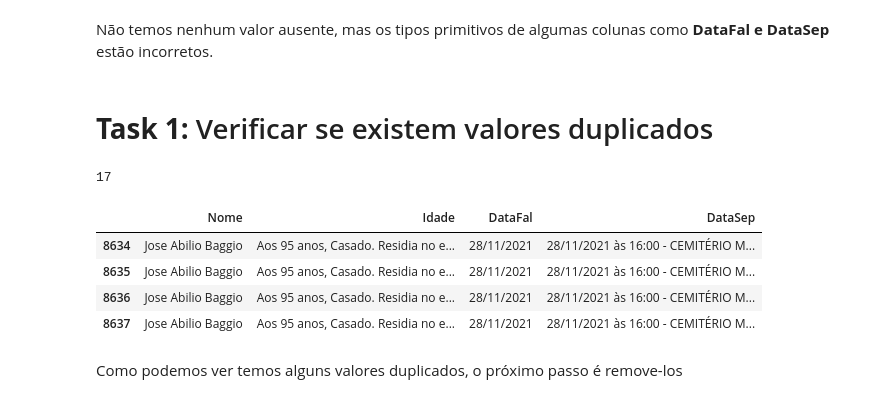
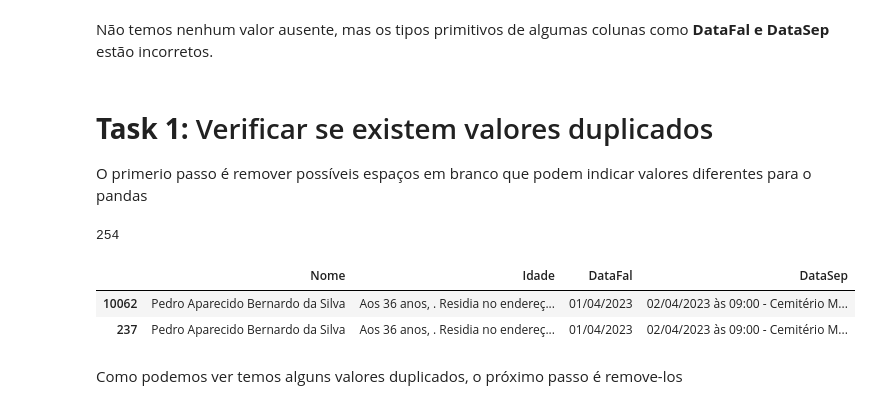
Before and after one commit to Faabry/Data_Analysis, a Jupyter notebook: Falecimentos.ipynb, the cells around one changed output. Drawn from its saved outputs; the diff is of its cells as text; code cells hidden in the pictures.

```diff
--- a/Falecimentos.ipynb
+++ b/Falecimentos.ipynb
@@ -80,0 +102,4 @@ df.shape
+# %%
+# Segunda execução do script com dados a partir de Jan 2023
+df_atual = pd.DataFrame(falecidos)
+df_atual.head()
@@ -80,0 +119,3 @@ df.shape
+# %%
+df = pd.read_excel("falecimentos.xlsx")
+df.head()
@@ -80,0 +129,3 @@ df.shape
+# %%
+df = pd.concat([df, df_atual])
+df.head()
@@ -96,3 +160,4 @@ memory usage: 314.4+ KB
 <p> Não temos nenhum valor ausente, mas os tipos primitivos de algumas colunas como <b> DataFal e DataSep </b> estão incorretos.
 # %% [markdown]
 <h1> <b> Task 1:</b> Verificar se existem valores duplicados</h1>
+<p>O primerio passo é remover possíveis espaços em branco que podem indicar valores diferentes para o pandas</p>
@@ -103,4 +163,0 @@ df = df.apply(lambda x: x.str.strip())
-# %%
-df[["Nome", "Idade"]].duplicated().sum()
-# %% [output]
-17
@@ -107,11 +166,14 @@ df[["Nome", "Idade"]].duplicated().sum()
+# %%
+# Verificando se existe alguma duplicidade nos dados
+df[["Nome", "Idade"]].duplicated().sum()
+# %% [output]
+254
 # %%
-df.loc[df["Nome"] == "Jose Abilio Baggio"]
+df.loc[df["Nome"] == "Pedro Aparecido Bernardo da Silva"]
 # %% [output]
 |  | Nome | Idade | DataFal | DataSep |
-| 8634 | Jose Abilio Baggio | Aos 95 anos, Casado. Residia no e... | 28/11/2021 | 28/11/2021 às 16:00 - CEMITÉRIO M... |
-| 8635 | Jose Abilio Baggio | Aos 95 anos, Casado. Residia no e... | 28/11/2021 | 28/11/2021 às 16:00 - CEMITÉRIO M... |
-| 8636 | Jose Abilio Baggio | Aos 95 anos, Casado. Residia no e... | 28/11/2021 | 28/11/2021 às 16:00 - CEMITÉRIO M... |
-| 8637 | Jose Abilio Baggio | Aos 95 anos, Casado. Residia no e... | 28/11/2021 | 28/11/2021 às 16:00 - CEMITÉRIO M... |
+| 10062 | Pedro Aparecido Bernardo da Silva | Aos 36 anos, . Residia no endereç... | 01/04/2023 | 02/04/2023 às 09:00 - Cemitério M... |
+| 237 | Pedro Aparecido Bernardo da Silva | Aos 36 anos, . Residia no endereç... | 01/04/2023 | 02/04/2023 às 09:00 - Cemitério M... |
 # %% [markdown]
 <p> Como podemos ver temos alguns valores duplicados, o próximo passo é remove-los </p>
 # %%
```
Also changed, not shown: parts of 62 cells of this notebook.
